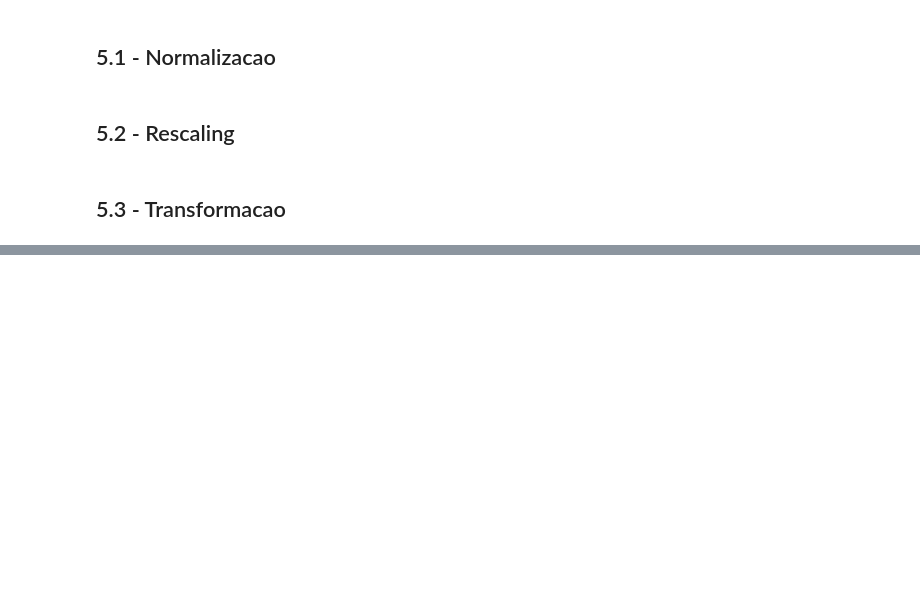
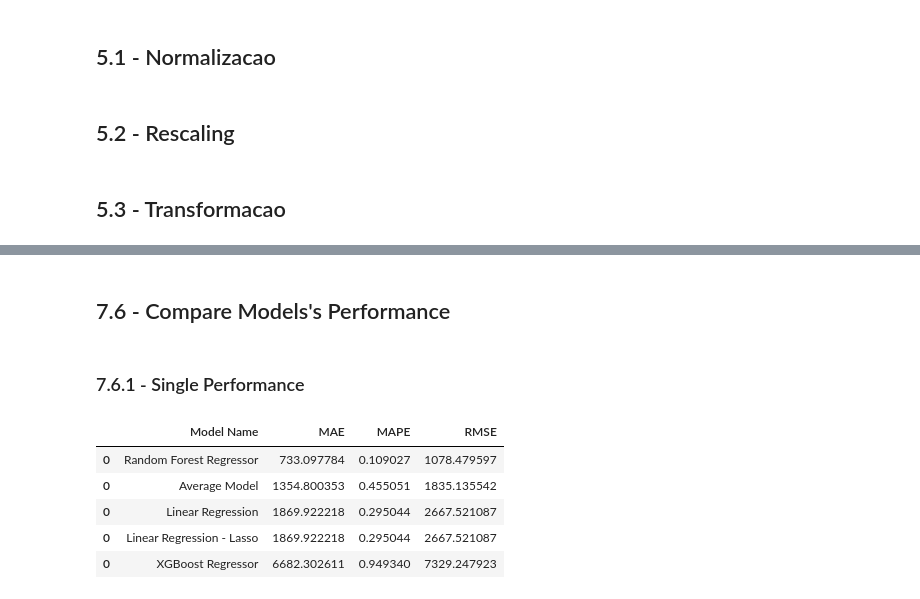
Before and after one commit to GabrielAlvesDS/rossmann-sale-prediction, a Jupyter notebook: notebooks/DS_em_Producao_-_Mod_07.ipynb, the cells around one changed output, grey strips where cells are left out. Cells and saved outputs as stored; diff of their text form; code cells hidden in the pictures; blank space fills up the shorter version.

```diff
--- a/notebooks/DS_em_Producao_-_Mod_07.ipynb
+++ b/notebooks/DS_em_Producao_-_Mod_07.ipynb
@@ -1020,0 +1041,10 @@ lrr_result
+# %%
+#model
+rf = RandomForestRegressor(n_estimators=100, n_jobs=-1, random_state=42).fit(x_train, y_train)
+
+#prediction
+yhat_rf = rf.predict(x_test)## 7.4 - Random Forest Regressor
+
+#performance
+rf_result = ml_error('Random Forest Regressor', np.expm1(y_test), np.expm1(yhat_rf))
+rf_result
@@ -1020,0 +1100,14 @@ lrr_result
+# %% [markdown]
+## 7.6 - Compare Models's Performance
+# %% [markdown]
+### 7.6.1 - Single Performance
+# %%
+modelling_result = pd.concat([baseline_result, lr_result, lrr_result, rf_result, xgb_result])
+modelling_result.sort_values('RMSE')
+# %% [output]
+|  | Model Name | MAE | MAPE | RMSE |
+| 0 | Random Forest Regressor | 733.097784 | 0.109027 | 1078.479597 |
+| 0 | Average Model | 1354.800353 | 0.455051 | 1835.135542 |
+| 0 | Linear Regression | 1869.922218 | 0.295044 | 2667.521087 |
+| 0 | Linear Regression - Lasso | 1869.922218 | 0.295044 | 2667.521087 |
+| 0 | XGBoost Regressor | 6682.302611 | 0.949340 | 7329.247923 |
```
Also changed, not shown: parts of 72 cells of this notebook.
